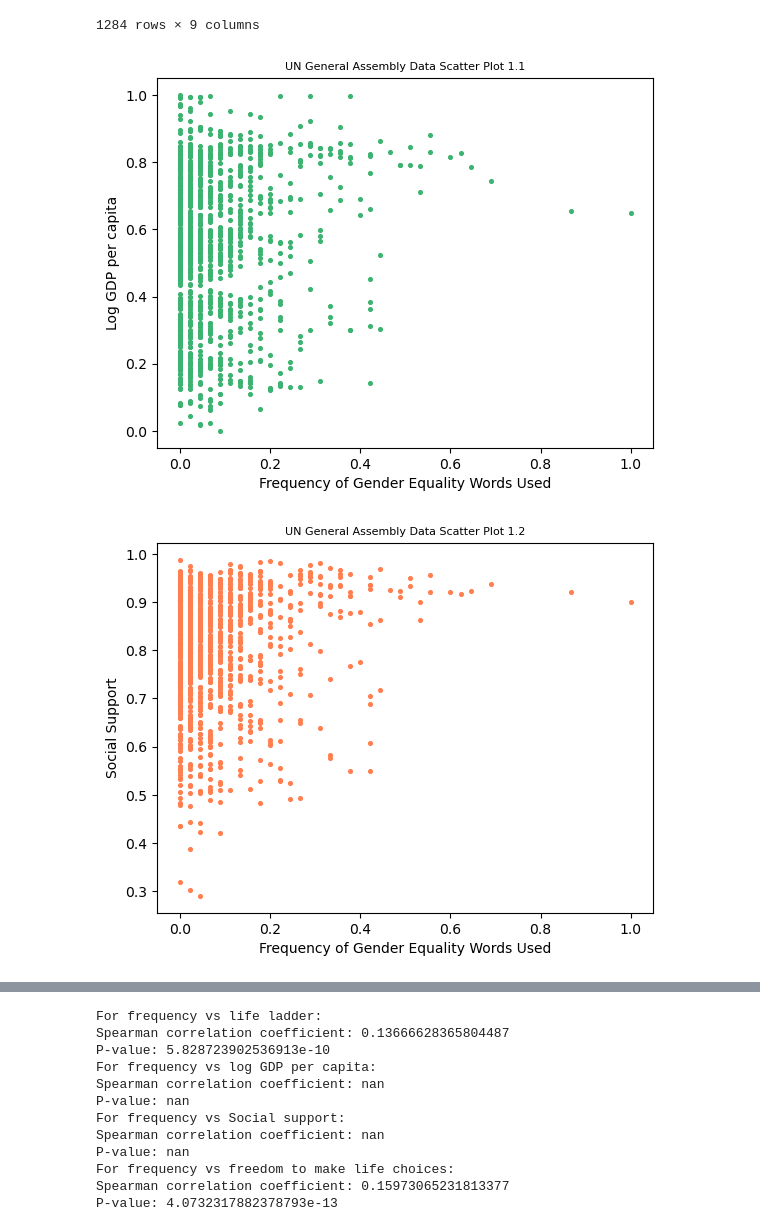
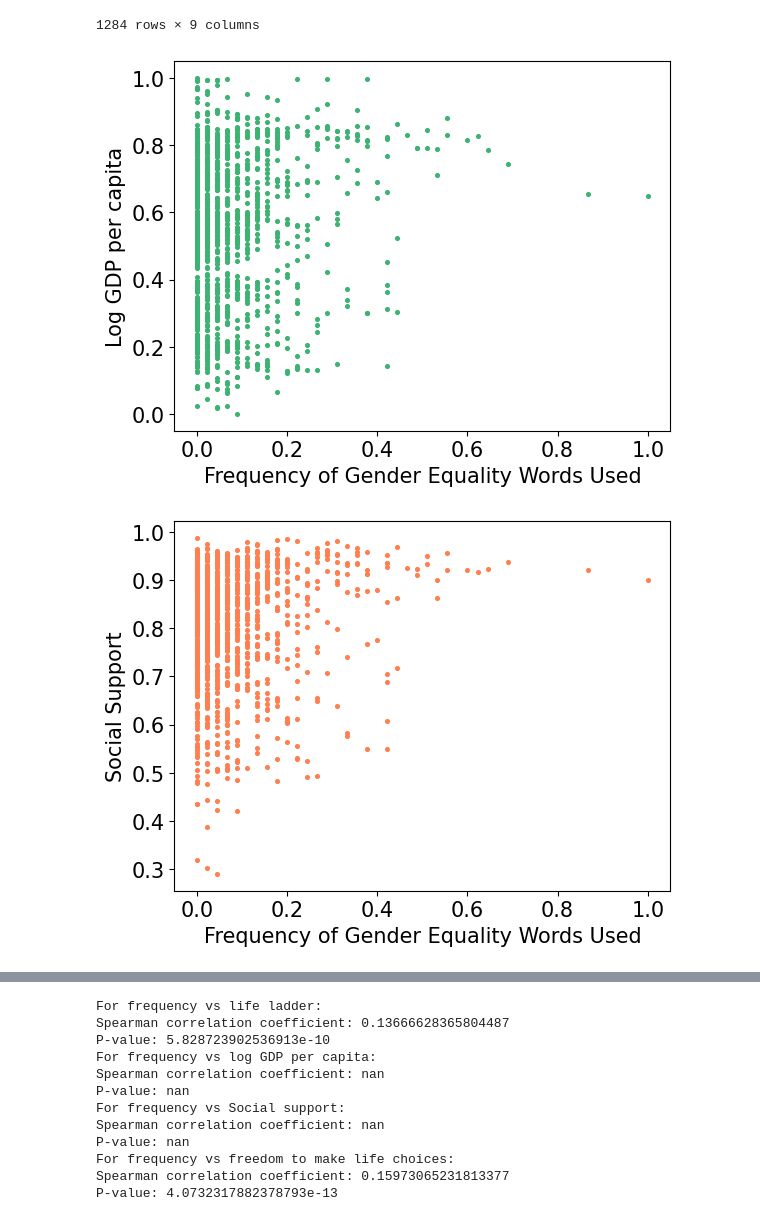
Before and after one commit to KonstantinidouCh/UN-Female-Education, a Jupyter notebook: notebooks/Exploratory Question.ipynb, the cells around one changed output, grey strips where cells are left out. Drawn from its saved outputs; the diff is of its cells as text; code cells hidden in the pictures.

Commit message:
plots better

```diff
--- a/notebooks/Exploratory Question.ipynb
+++ b/notebooks/Exploratory Question.ipynb
@@ -457,21 +457,23 @@ train_data
 # %%
 train_data.plot.scatter(x="Frequency", y="Log GDP per capita", s=7, c='mediumseagreen', marker='o')
 # Adding title and labels
-plt.title('UN General Assembly Data Scatter Plot 1.1', fontsize=8)
-plt.xlabel('Frequency of Gender Equality Words Used')
-plt.ylabel('Log GDP per capita')
+plt.xlabel('Frequency of Gender Equality Words Used', fontsize=15)
+plt.ylabel('Log GDP per capita', fontsize=15)
+plt.xticks(fontsize=15)
+plt.yticks(fontsize=15)
 plt.savefig('freq_gdp.png')
 # %% [output]
-[figure, old version]
+[figure, new version]
 # %%
 train_data.plot.scatter(x="Frequency", y="Social support", s=7, c='coral', marker='o')
 # Adding title and labels
-plt.title('UN General Assembly Data Scatter Plot 1.2', fontsize=8)
-plt.xlabel('Frequency of Gender Equality Words Used')
-plt.ylabel('Social Support')
+plt.xlabel('Frequency of Gender Equality Words Used', fontsize=15)
+plt.ylabel('Social Support', fontsize=15)
+plt.xticks(fontsize=15)
+plt.yticks(fontsize=15)
 plt.savefig('freq_socialsupport.png')
 # %% [output]
-[figure, old version]
+[figure, new version]
 # %%
 train_data.plot.scatter(x="Frequency", y="Life Ladder", s=7, c='steelblue', marker='o')
 # Adding title and labels
```
Also changed, not shown: parts of 7 cells of this notebook, 4 other files.
